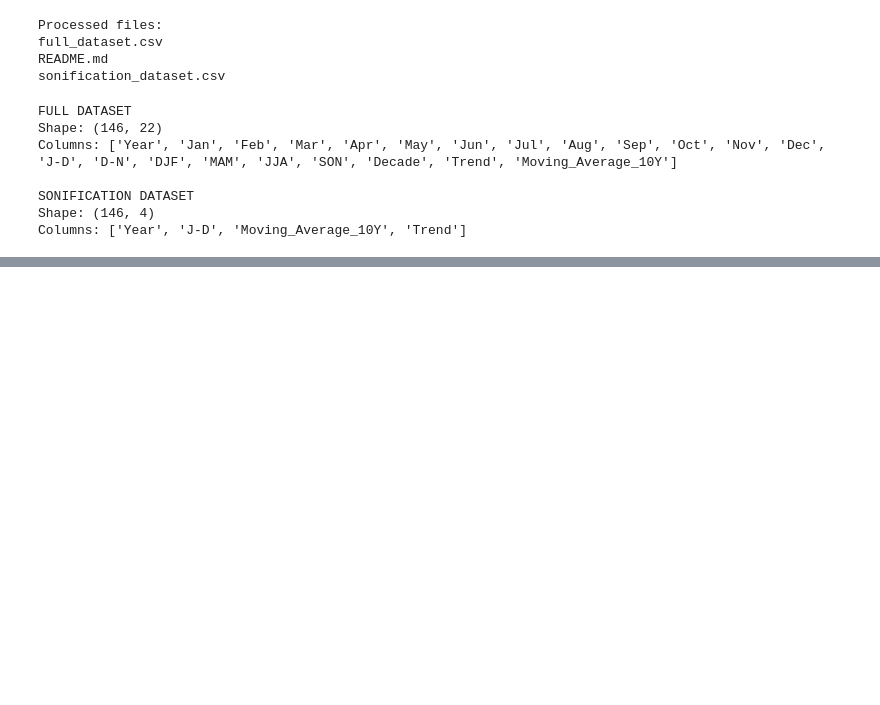
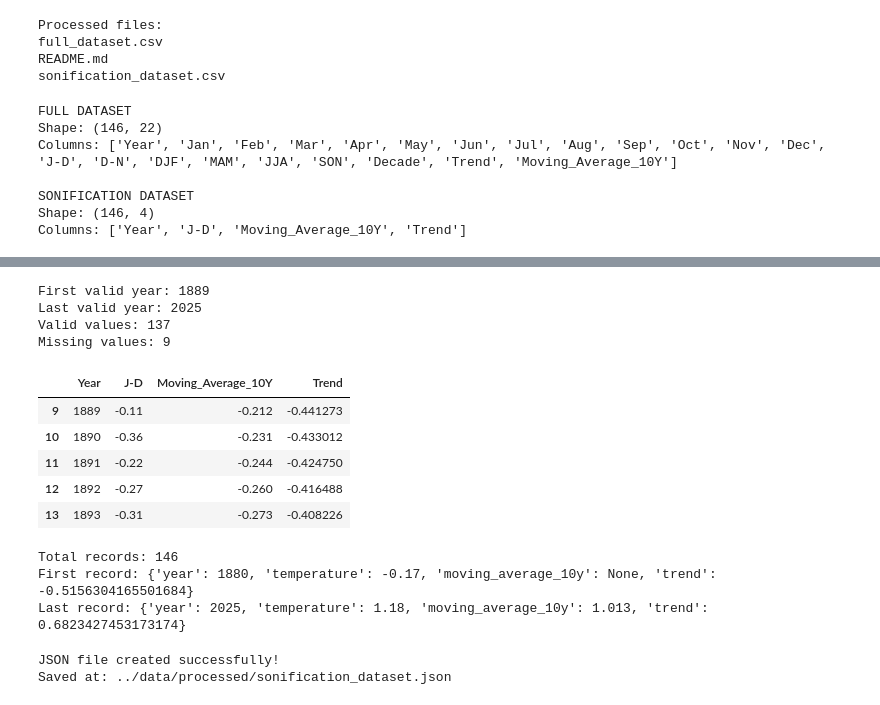
Before and after one commit to HibaHAJAJI/Earth-Jukebox, a Jupyter notebook: notebooks/01_data_inspection.ipynb, the cells around one changed output, grey strips where cells are left out. Cells and saved outputs as stored; diff of their text form; code cells hidden in the pictures; blank space fills up the shorter version.

```diff
--- a/notebooks/01_data_inspection.ipynb
+++ b/notebooks/01_data_inspection.ipynb
@@ -1786,0 +1854,70 @@ Columns: ['Year', 'J-D', 'Moving_Average_10Y', 'Trend']
+# %%
+valid_ma = df_sonification[
+    df_sonification["Moving_Average_10Y"].notna()
+]
+
+print("First valid year:", valid_ma["Year"].min())
+print("Last valid year:", valid_ma["Year"].max())
+
+print("Valid values:", len(valid_ma))
+print("Missing values:", df_sonification["Moving_Average_10Y"].isna().sum())
+
+display(valid_ma.head(5))
+# %% [output]
+First valid year: 1889
+Last valid year: 2025
+Valid values: 137
+Missing values: 9
+|  | Year | J-D | Moving_Average_10Y | Trend |
+| 9 | 1889 | -0.11 | -0.212 | -0.441273 |
+| 10 | 1890 | -0.36 | -0.231 | -0.433012 |
+| 11 | 1891 | -0.22 | -0.244 | -0.424750 |
+| 12 | 1892 | -0.27 | -0.260 | -0.416488 |
+| 13 | 1893 | -0.31 | -0.273 | -0.408226 |
+# %%
+import json
+
+records = []
+
+for _, row in df_sonification.iterrows():
+    records.append({
+        "year": int(row["Year"]),
+        "temperature": float(row["J-D"]),
+        "moving_average_10y": (
+            None if pd.isna(row["Moving_Average_10Y"])
+            else float(row["Moving_Average_10Y"])
+        ),
+        "trend": float(row["Trend"])
+    })
+
+sonification_data = {
+    "dataset": "global_temperature_anomaly",
+    "source": "NASA GISS GISTEMP v4",
+    "unit": "°C",
+    "data": records
+}
+
+print("Total records:", len(records))
+print("First record:", records[0])
+print("Last record:", records[-1])
+# %% [output]
+Total records: 146
+First record: {'year': 1880, 'temperature': -0.17, 'moving_average_10y': None, 'trend': -0.5156304165501684}
+Last record: {'year': 2025, 'temperature': 1.18, 'moving_average_10y': 1.013, 'trend': 0.6823427453173174}
+# %%
+output_path = "../data/processed/sonification_dataset.json"
+
+with open(output_path, "w", encoding="utf-8") as file:
+    json.dump(
+        sonification_data,
+        file,
+        indent=4,
+        ensure_ascii=False,
+        allow_nan=False
+    )
+
+print("JSON file created successfully!")
+print("Saved at:", output_path)
+# %% [output]
+JSON file created successfully!
+Saved at: ../data/processed/sonification_dataset.json
```
Also changed, not shown: parts of 22 cells of this notebook, 1 other file.
